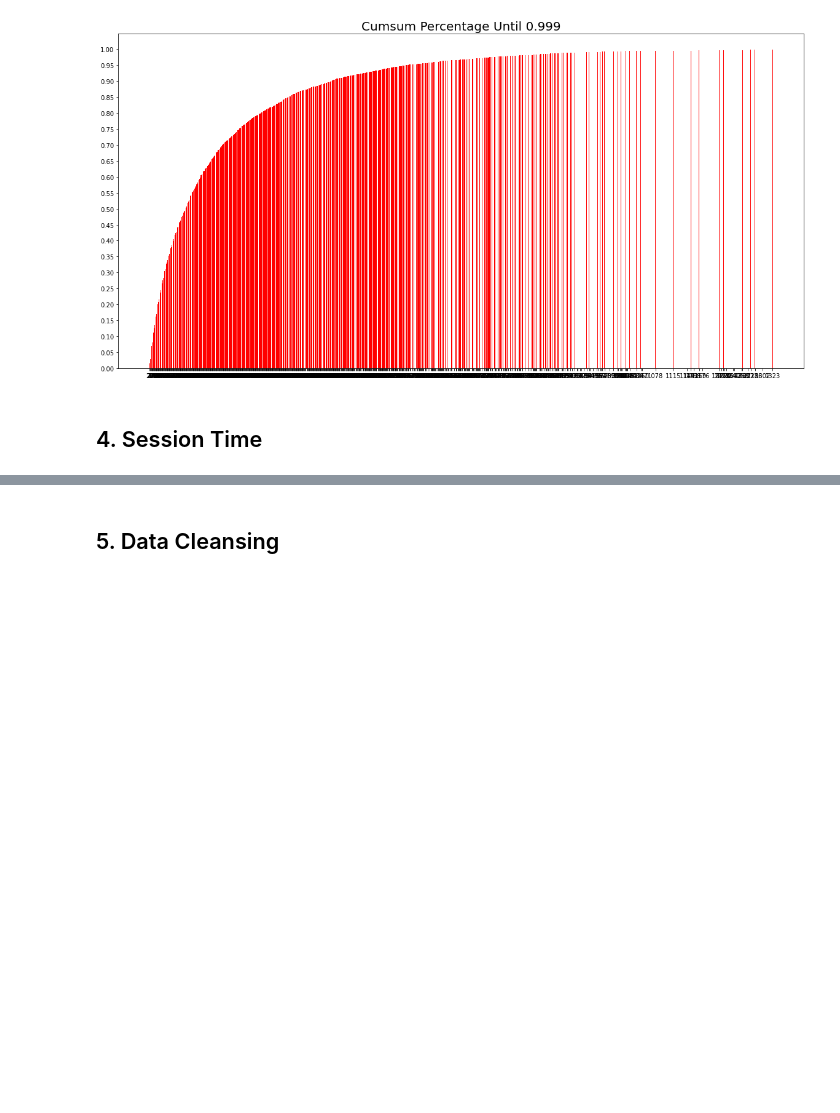
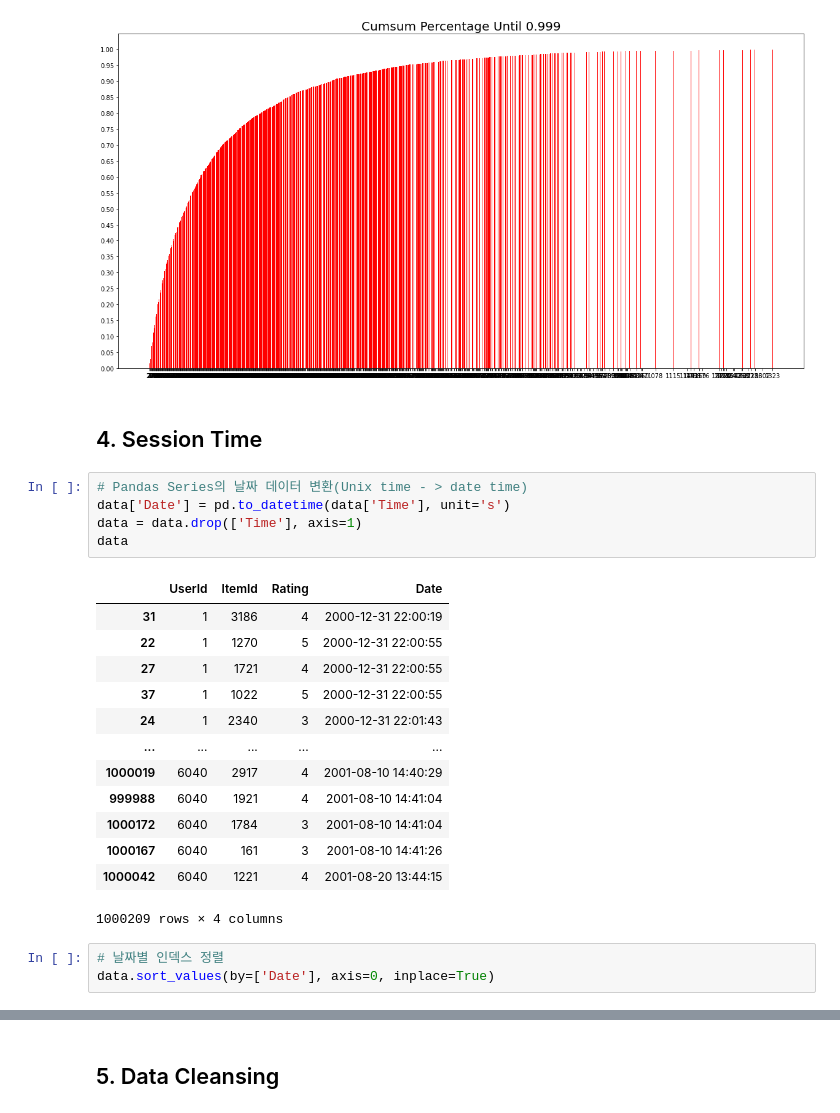
Before and after one commit to woongcheol/AIFFEL-PROJECT, a Jupyter notebook: AIFFEL-EXPLORE/exploration/E12/E12_Session_based_Recommendation.ipynb, the cells around one changed output, grey strips where cells are left out. Saved outputs shown, nothing was run; the diff lists cells and outputs as text; blank space fills up the shorter version.

```diff
--- a/AIFFEL-EXPLORE/exploration/E12/E12_Session_based_Recommendation.ipynb
+++ b/AIFFEL-EXPLORE/exploration/E12/E12_Session_based_Recommendation.ipynb
@@ -132,3 +132,25 @@ plt.show()
 [figure]
 # %% [markdown]
 ## 4. Session Time
+# %%
+# Pandas Series의 날짜 데이터 변환(Unix time - > date time)
+data['Date'] = pd.to_datetime(data['Time'], unit='s')
+data = data.drop(['Time'], axis=1)
+data
+# %% [output]
+|  | UserId | ItemId | Rating | Date |
+| 31 | 1 | 3186 | 4 | 2000-12-31 22:00:19 |
+| 22 | 1 | 1270 | 5 | 2000-12-31 22:00:55 |
+| 27 | 1 | 1721 | 4 | 2000-12-31 22:00:55 |
+| 37 | 1 | 1022 | 5 | 2000-12-31 22:00:55 |
+| 24 | 1 | 2340 | 3 | 2000-12-31 22:01:43 |
+| ... | ... | ... | ... | ... |
+| 1000019 | 6040 | 2917 | 4 | 2001-08-10 14:40:29 |
+| 999988 | 6040 | 1921 | 4 | 2001-08-10 14:41:04 |
+| 1000172 | 6040 | 1784 | 3 | 2001-08-10 14:41:04 |
+| 1000167 | 6040 | 161 | 3 | 2001-08-10 14:41:26 |
+| 1000042 | 6040 | 1221 | 4 | 2001-08-20 13:44:15 |
+1000209 rows × 4 columns
+# %%
+# 날짜별 인덱스 정렬
+data.sort_values(by=['Date'], axis=0, inplace=True)
```
Also changed, not shown: parts of 27 cells of this notebook, 1 other file.
